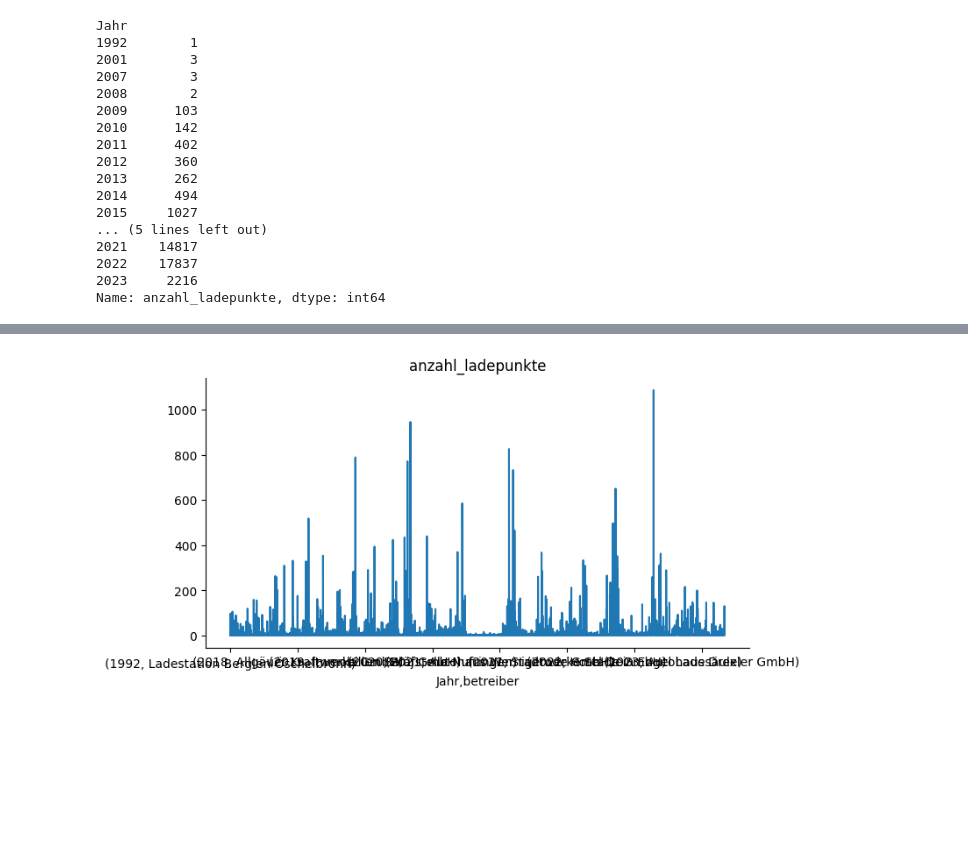
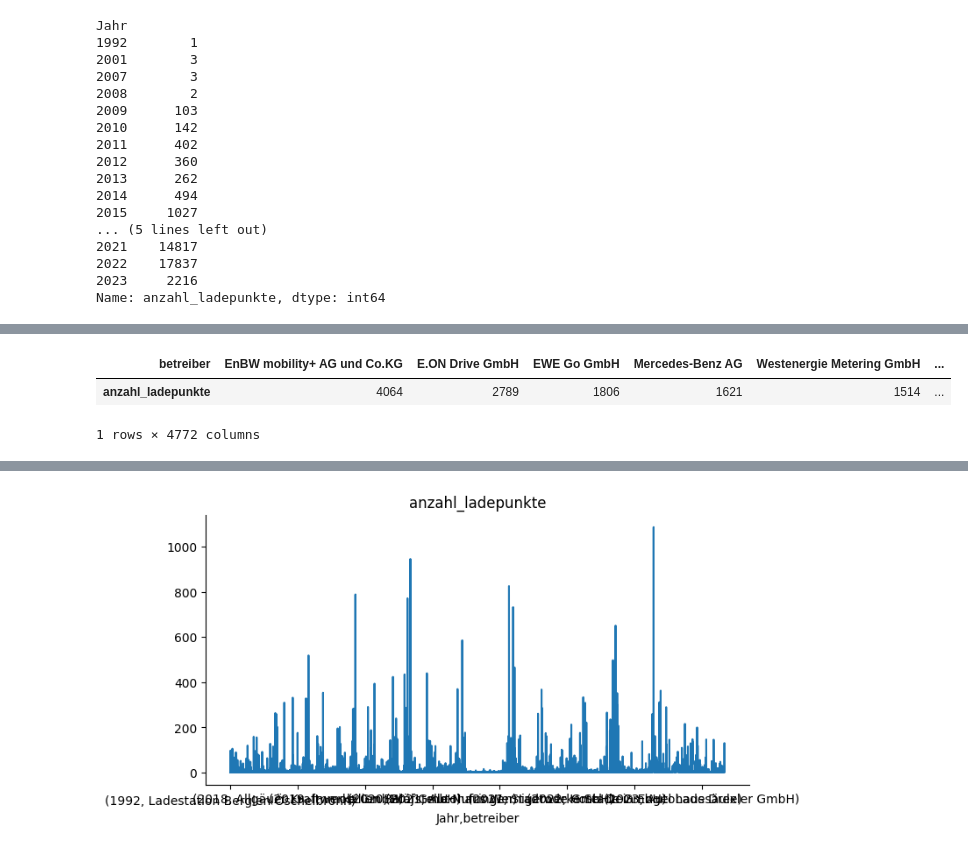
Before and after one commit to MaiPri/techlabs_group_3_clownfishes, a Jupyter notebook: timeSeriesForecasting.ipynb, the cells around one changed output, grey strips where cells are left out. Drawn from its saved outputs; the diff is of its cells as text; code cells hidden in the pictures; blank space fills up the shorter version.

```diff
--- a/timeSeriesForecasting.ipynb
+++ b/timeSeriesForecasting.ipynb
@@ -72,0 +53,6 @@ df.pivot_table('anzahl_ladepunkte', ['Jahr', 'betreiber'], aggfunc='sum')
+# %%
+newdf.transpose()
+# %% [output]
+| betreiber | EnBW mobility+ AG und Co.KG | E.ON Drive GmbH | EWE Go GmbH | Mercedes-Benz AG | Westenergie Metering GmbH | ... |
+| anzahl_ladepunkte | 4064 | 2789 | 1806 | 1621 | 1514 | ... |
+1 rows × 4772 columns
```
Also changed, not shown: parts of 12 cells of this notebook.
